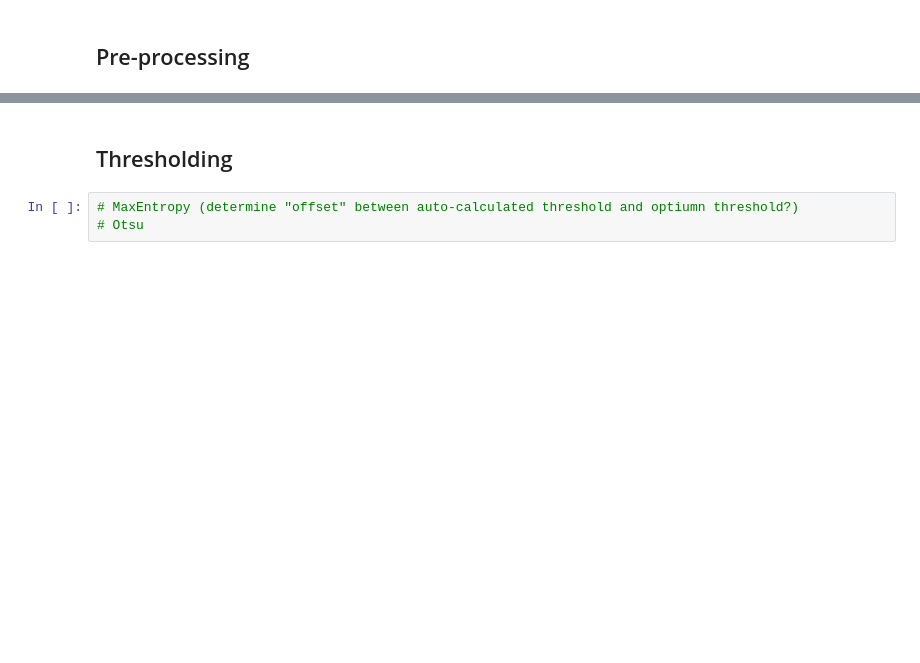
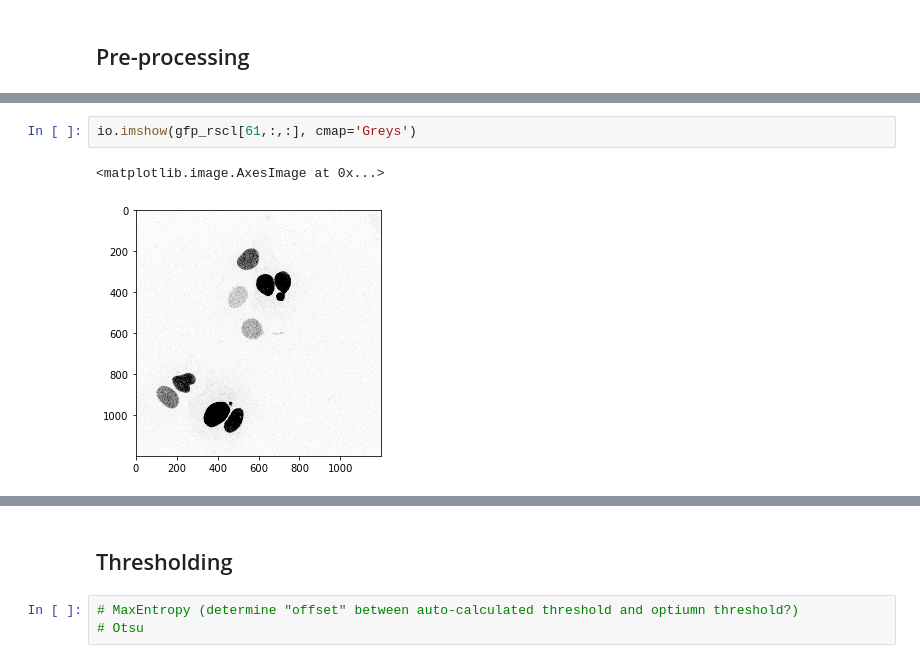
Before and after one commit to AlanaYuchen/Fucci, a Jupyter notebook: Segmentation.ipynb, the cells around one changed output, grey strips where cells are left out. Saved outputs shown, nothing was run; the diff lists cells and outputs as text; blank space fills up the shorter version.

```diff
--- a/Segmentation.ipynb
+++ b/Segmentation.ipynb
@@ -23,0 +25,5 @@ mcy = io.imread(mCherry_path) # mCherry signal: S, G2/M
+# %%
+io.imshow(gfp_rscl[61,:,:], cmap='Greys')
+# %% [output]
+<matplotlib.image.AxesImage at 0x...>
+[figure, added]
```
Also changed, not shown: parts of 10 cells of this notebook, 4 other files.
